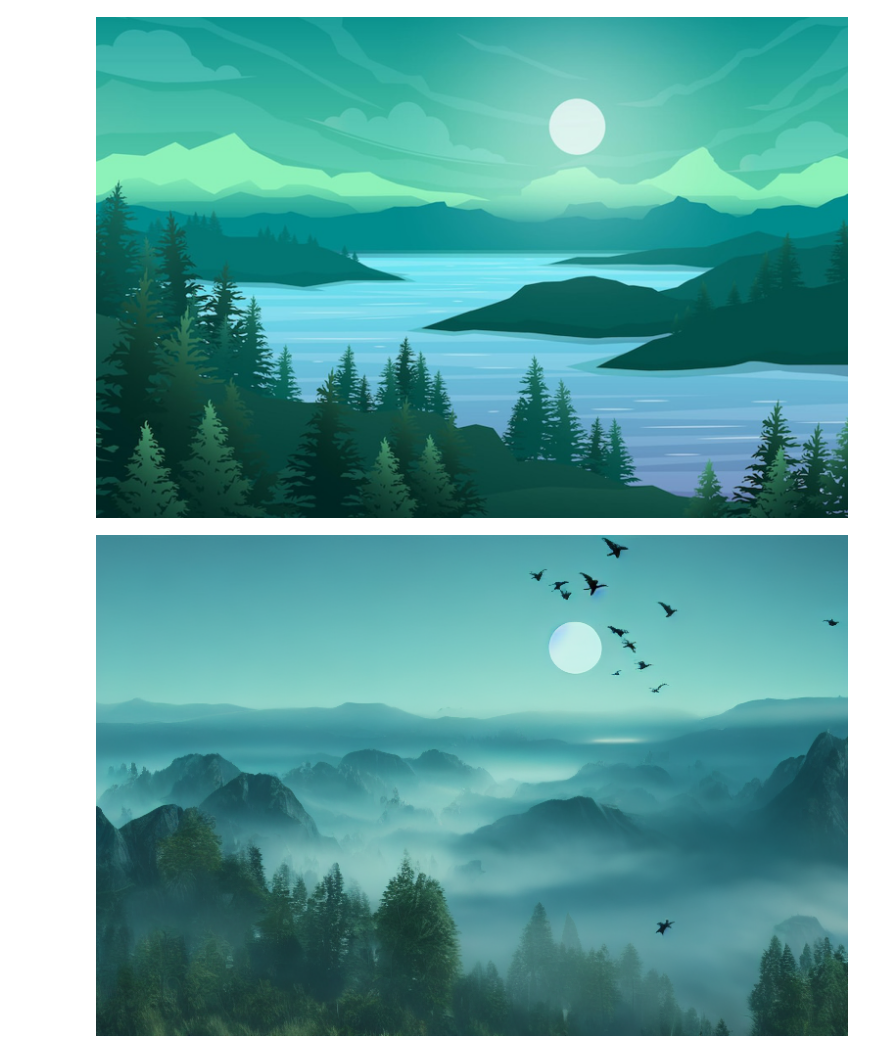
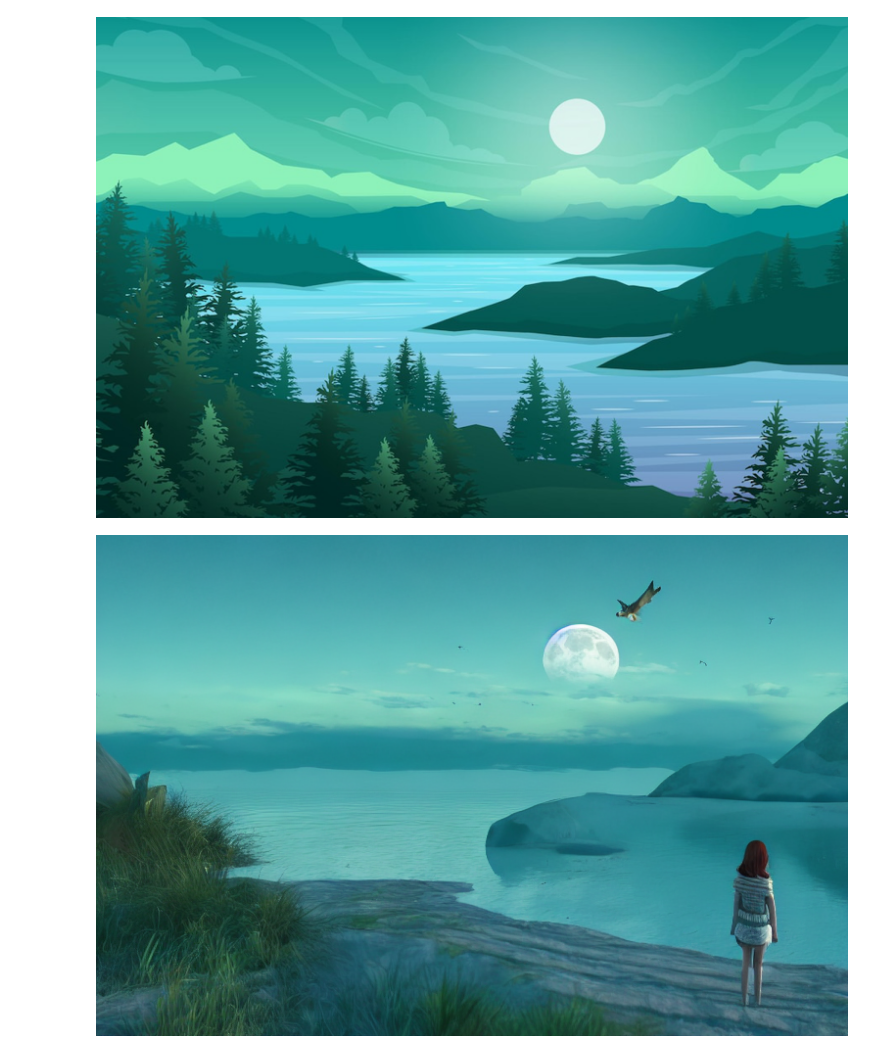
Before and after one commit to MateoProjects/DDIM-Self-Study, a Jupyter notebook: Stable_diffusion_img2img_test.ipynb, the cells around one changed output. Saved outputs shown, nothing was run; the diff lists cells and outputs as text; code cells hidden in the pictures.

Commit message:
Updated to diffusers 3.0 Cleaning code and add for modify parameters

```diff
--- a/Stable_diffusion_img2img_test.ipynb
+++ b/Stable_diffusion_img2img_test.ipynb
@@ -200,0 +22,21 @@ pipe = StableDiffusionImg2ImgPipeline.from_pretrained(
+# %%
+#@title Base code {display-mode: "form"}
+import inspect
+import warnings
+from typing import List, Optional, Union
+
+import torch
+from torch import autocast
+from tqdm.auto import tqdm
+
+from diffusers import StableDiffusionImg2ImgPipeline
+device = "cuda"
+model_path = "CompVis/stable-diffusion-v1-4"
+
+pipe = StableDiffusionImg2ImgPipeline.from_pretrained(
+    model_path,
+    revision="fp16",
+    torch_dtype=torch.float16,
+    use_auth_token=True
+)
+pipe = pipe.to(device)
@@ -228,11 +72,25 @@ init_img
 # %%
 #@title Prompt for modify input image {display-mode: "form", run:"auto"}
 init_image = preprocess(init_img)
-prompt = " realistic landscape, trending on artstation,and a realistic moon, realistic 4k hight resolution, one bird is flying on the horizon" #@param {type:"string"}
+prompt = "realistic landscape, trending on artstation,and a realistic moon, realistic 4k hight resolution, one bird is flying on the horizon, a women is watching the moon" #@param {type:"string"}
+# %%
+#@title Parameters for modify the output image {display-mode: "form", run:"auto"}
+strength = 0.75 #@param {type:"slider", min:0, max:1, step:0.05}
+num_inference_steps = 50 #@param {type:"integer"}
+
+guidance_scale = 7.5 #@param {type:"number"}
+#@markdown **Notes**
+
+#@markdown * **Strength** indicates how much to transform the reference `init_image`. Must be between 0 and 1.
+
+#@markdown * **Guidance scale**  Number that indicates how images that are closely linked to the text `prompt`
+
+#@markdown * **Num inference steps** is the number of denoising steps. More denoising steps usually lead to a higher quality image.
 # %%
 #@title Push play for generate image
 with autocast("cuda"):
-    images = pipe(prompt=prompt, init_image=init_image, strength=0.75, num_inference_steps=50, guidance_scale=7.5)["sample"]
+    images = pipe(prompt=prompt, init_image=init_image, strength=strength, num_inference_steps=num_inference_steps
+                  , guidance_scale=guidance_scale)["sample"]
 images[0]
 # %% [output]
-[figure, old version]
+[figure, new version]
```
Also changed, not shown: parts of 2 cells of this notebook.
